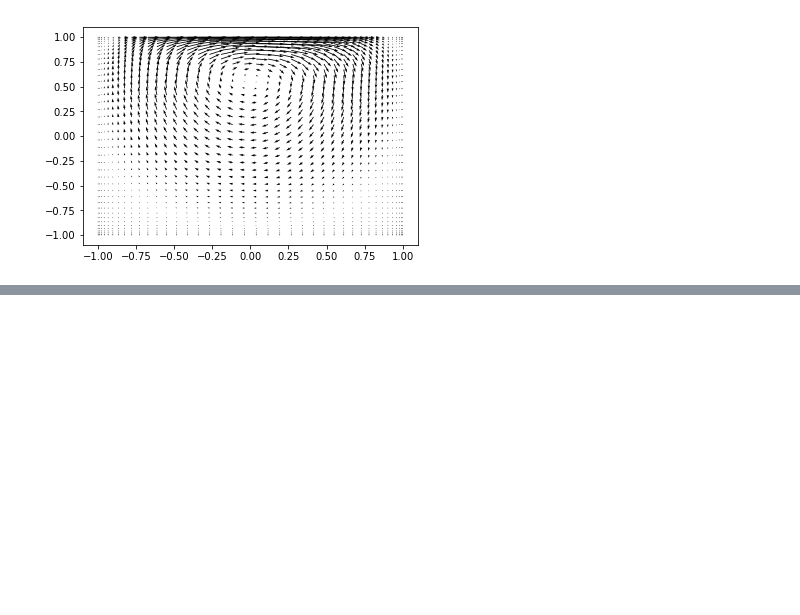
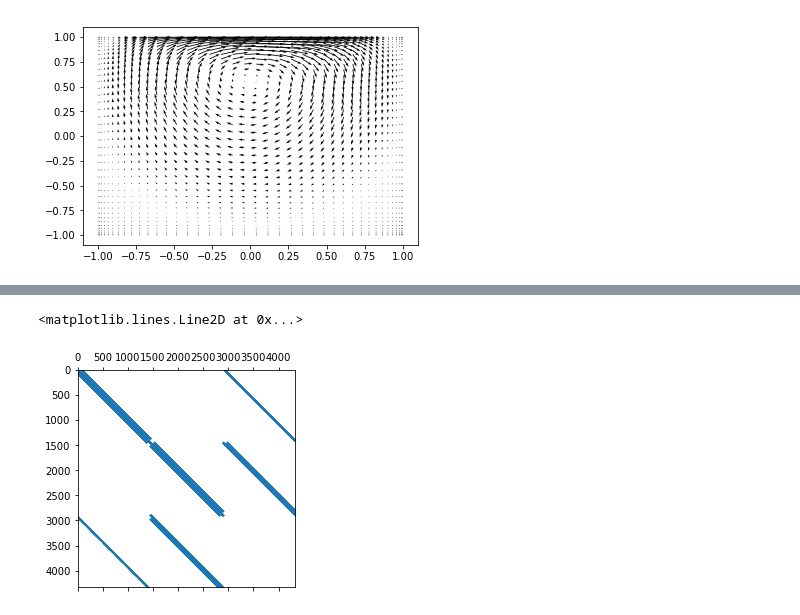
Before and after one commit to spectralDNS/shenfun, a Jupyter notebook: binder/Shenfun presentation.ipynb, the cells around one changed output, grey strips where cells are left out. Drawn from its saved outputs; the diff is of its cells as text; code cells hidden in the pictures; blank space fills up the shorter version.

```diff
--- a/binder/Shenfun presentation.ipynb
+++ b/binder/Shenfun presentation.ipynb
@@ -629,0 +658,5 @@ For Navier-Stokes of the lid-driven cavity, see https://github.com/spectralDNS/s
+# %%
+plt.spy(M.diags(), markersize=0.5)
+# %% [output]
+<matplotlib.lines.Line2D at 0x...>
+[figure, added]
```
Also changed, not shown: parts of 41 cells of this notebook, 2 other files.
